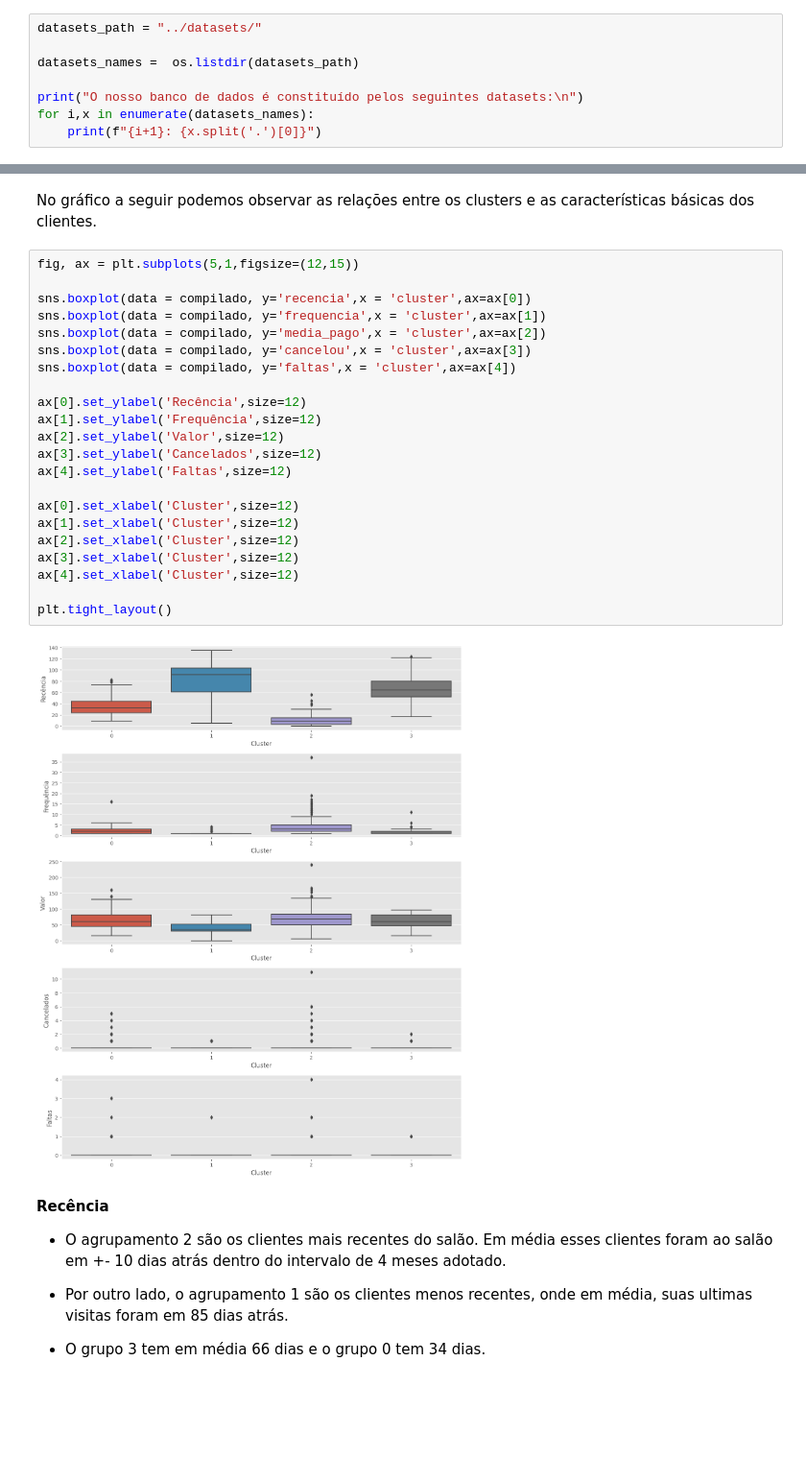
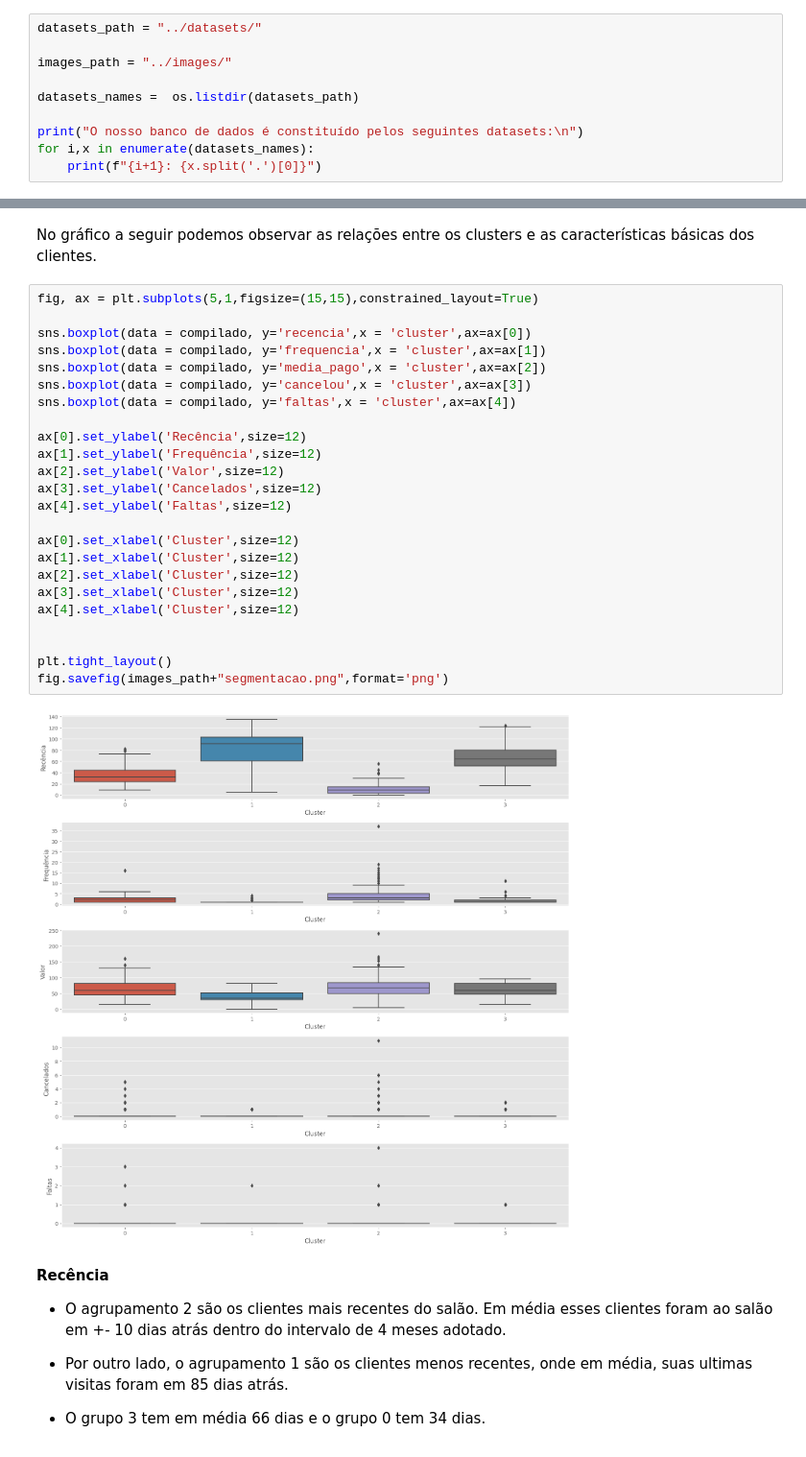
Before and after one commit to Alexandre-Esposte/Reserva_Nao_Honrada, a Jupyter notebook: notebooks/analises.ipynb, the cells around one changed output, grey strips where cells are left out. Shown at 96% size. Cells and saved outputs as stored; diff of their text form; blank space fills up the shorter version.

```diff
--- a/notebooks/analises.ipynb
+++ b/notebooks/analises.ipynb
@@ -19,6 +19,8 @@ matplotlib.rcParams['axes.spines.top'] = False
 matplotlib.rcParams['figure.figsize'] = [16,6]
 # %%
 datasets_path = "../datasets/"
+
+images_path = "../images/"
 
 datasets_names =  os.listdir(datasets_path)
 
@@ -877,29 +900,31 @@ dtype: int64
 # %% [markdown]
 No gráfico a seguir podemos observar as relações entre os clusters e as características básicas dos clientes.
 # %%
-fig, ax = plt.subplots(5,1,figsize=(12,15))
+fig, ax = plt.subplots(5,1,figsize=(15,15),constrained_layout=True)
 
 sns.boxplot(data = compilado, y='recencia',x = 'cluster',ax=ax[0])
 sns.boxplot(data = compilado, y='frequencia',x = 'cluster',ax=ax[1])
 sns.boxplot(data = compilado, y='media_pago',x = 'cluster',ax=ax[2])
 sns.boxplot(data = compilado, y='cancelou',x = 'cluster',ax=ax[3])
 sns.boxplot(data = compilado, y='faltas',x = 'cluster',ax=ax[4])
 
 ax[0].set_ylabel('Recência',size=12)
 ax[1].set_ylabel('Frequência',size=12)
 ax[2].set_ylabel('Valor',size=12)
 ax[3].set_ylabel('Cancelados',size=12)
 ax[4].set_ylabel('Faltas',size=12)
 
 ax[0].set_xlabel('Cluster',size=12)
 ax[1].set_xlabel('Cluster',size=12)
 ax[2].set_xlabel('Cluster',size=12)
 ax[3].set_xlabel('Cluster',size=12)
 ax[4].set_xlabel('Cluster',size=12)
 
+
 plt.tight_layout()
+fig.savefig(images_path+"segmentacao.png",format='png')
 # %% [output]
-[figure, old version]
+[figure, new version]
 # %% [markdown]
 **Recência**
 
```
Also changed, not shown: parts of 10 cells of this notebook, 9 other files.
